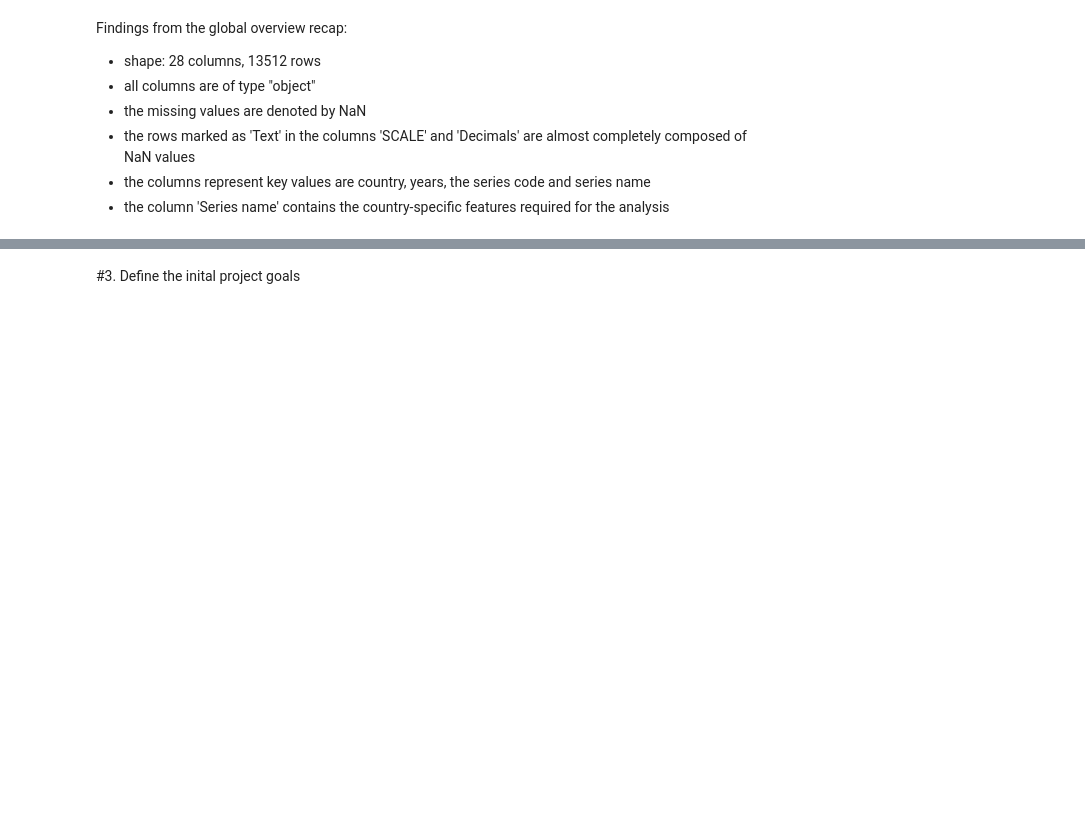
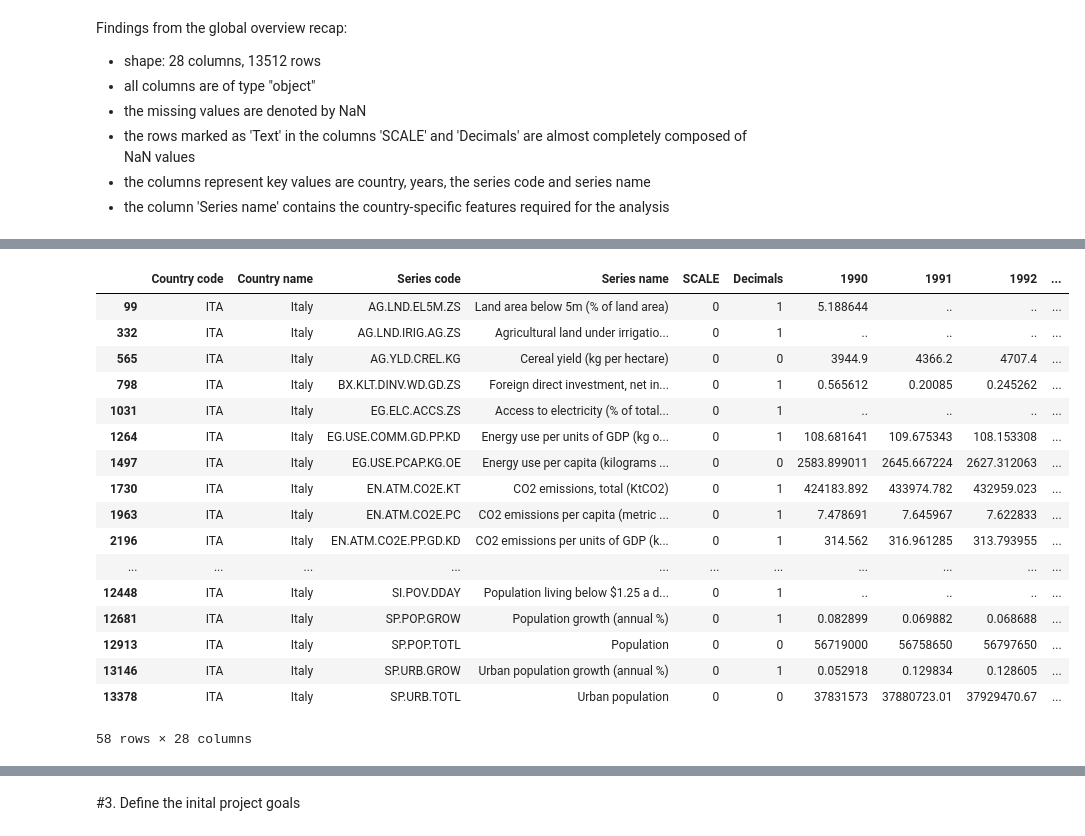
Before and after one commit to andreaPorrazzo/Porrazzo-Analysis-of-climate-change-and-its-potential-impacts, a Jupyter notebook: Porrazzo_Analysis_of_climate_change.ipynb, the cells around one changed output, grey strips where cells are left out. Drawn from its saved outputs; the diff is of its cells as text; code cells hidden in the pictures; blank space fills up the shorter version.

```diff
--- a/Porrazzo_Analysis_of_climate_change.ipynb
+++ b/Porrazzo_Analysis_of_climate_change.ipynb
@@ -171,0 +270,23 @@ Findings from the global overview recap:
+# %%
+
+select_country = df.loc[df['Country code'] == 'ITA']
+select_country
+# %% [output]
+|  | Country code | Country name | Series code | Series name | SCALE | Decimals | 1990 | 1991 | 1992 | ... |
+| 99 | ITA | Italy | AG.LND.EL5M.ZS | Land area below 5m (% of land area) | 0 | 1 | 5.188644 | .. | .. | ... |
+| 332 | ITA | Italy | AG.LND.IRIG.AG.ZS | Agricultural land under irrigatio... | 0 | 1 | .. | .. | .. | ... |
+| 565 | ITA | Italy | AG.YLD.CREL.KG | Cereal yield (kg per hectare) | 0 | 0 | 3944.9 | 4366.2 | 4707.4 | ... |
+| 798 | ITA | Italy | BX.KLT.DINV.WD.GD.ZS | Foreign direct investment, net in... | 0 | 1 | 0.565612 | 0.20085 | 0.245262 | ... |
+| 1031 | ITA | Italy | EG.ELC.ACCS.ZS | Access to electricity (% of total... | 0 | 1 | .. | .. | .. | ... |
+| 1264 | ITA | Italy | EG.USE.COMM.GD.PP.KD | Energy use per units of GDP (kg o... | 0 | 1 | 108.681641 | 109.675343 | 108.153308 | ... |
+| 1497 | ITA | Italy | EG.USE.PCAP.KG.OE | Energy use per capita (kilograms ... | 0 | 0 | 2583.899011 | 2645.667224 | 2627.312063 | ... |
+| 1730 | ITA | Italy | EN.ATM.CO2E.KT | CO2 emissions, total (KtCO2) | 0 | 1 | 424183.892 | 433974.782 | 432959.023 | ... |
+| 1963 | ITA | Italy | EN.ATM.CO2E.PC | CO2 emissions per capita (metric ... | 0 | 1 | 7.478691 | 7.645967 | 7.622833 | ... |
+| 2196 | ITA | Italy | EN.ATM.CO2E.PP.GD.KD | CO2 emissions per units of GDP (k... | 0 | 1 | 314.562 | 316.961285 | 313.793955 | ... |
+| ... | ... | ... | ... | ... | ... | ... | ... | ... | ... | ... |
+| 12448 | ITA | Italy | SI.POV.DDAY | Population living below $1.25 a d... | 0 | 1 | .. | .. | .. | ... |
+| 12681 | ITA | Italy | SP.POP.GROW | Population growth (annual %) | 0 | 1 | 0.082899 | 0.069882 | 0.068688 | ... |
+| 12913 | ITA | Italy | SP.POP.TOTL | Population | 0 | 0 | 56719000 | 56758650 | 56797650 | ... |
+| 13146 | ITA | Italy | SP.URB.GROW | Urban population growth (annual %) | 0 | 1 | 0.052918 | 0.129834 | 0.128605 | ... |
+| 13378 | ITA | Italy | SP.URB.TOTL | Urban population | 0 | 0 | 37831573 | 37880723.01 | 37929470.67 | ... |
+58 rows × 28 columns
```
Also changed, not shown: parts of 47 cells of this notebook.
